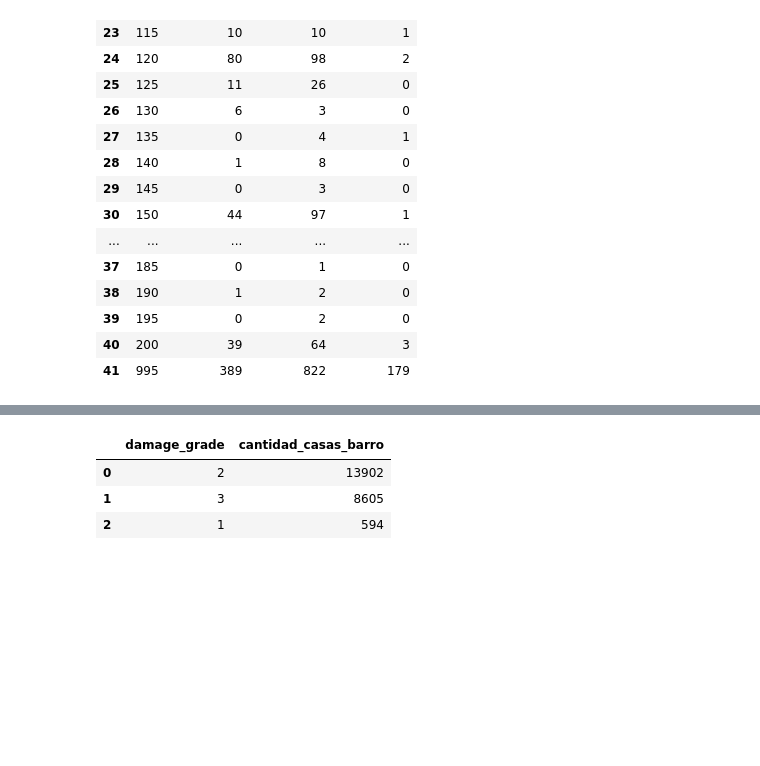
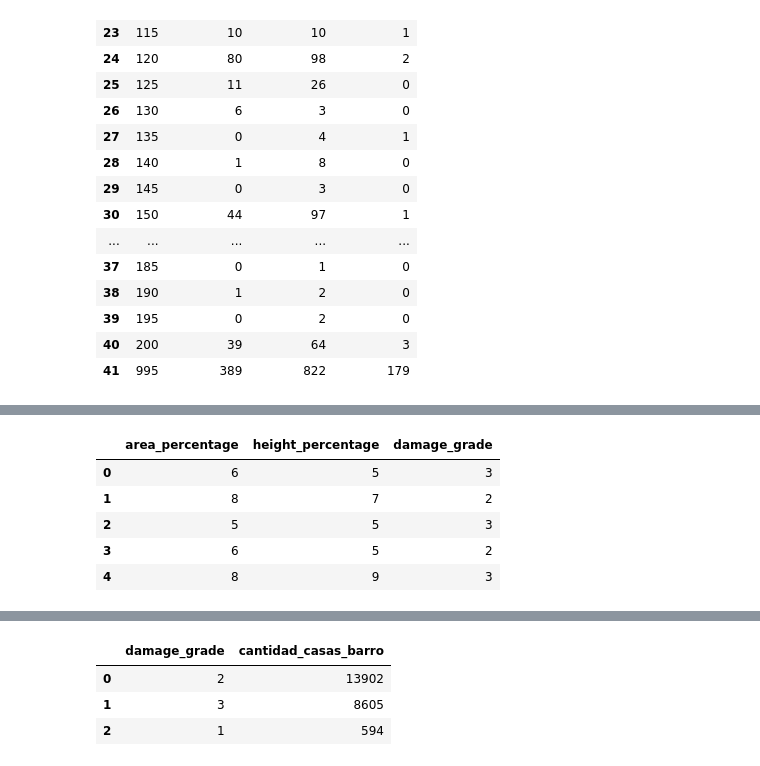
Before and after one commit to juanicolombo97/TP1-OrganizacionDatos, a Jupyter notebook: TP1.ipynb, the cells around one changed output, grey strips where cells are left out. Cells and saved outputs as stored; diff of their text form; code cells hidden in the pictures; blank space fills up the shorter version.

```diff
--- a/TP1.ipynb
+++ b/TP1.ipynb
@@ -246,0 +279,11 @@ datos_rangos_edad_mayor_100
+# %%
+area_segun_altura = train_values_dataset[['building_id', 'age', 'area_percentage', 'height_percentage']]
+area_segun_altura_joineado = pd.merge(left=area_segun_altura, right=train_labels_dataset, on='building_id', how="left")[['area_percentage', 'height_percentage', 'damage_grade']]
+area_segun_altura_joineado.head(5)
+# %% [output]
+|  | area_percentage | height_percentage | damage_grade |
+| 0 | 6 | 5 | 3 |
+| 1 | 8 | 7 | 2 |
+| 2 | 5 | 5 | 3 |
+| 3 | 6 | 5 | 2 |
+| 4 | 8 | 9 | 3 |
```
Also changed, not shown: parts of 14 cells of this notebook.
